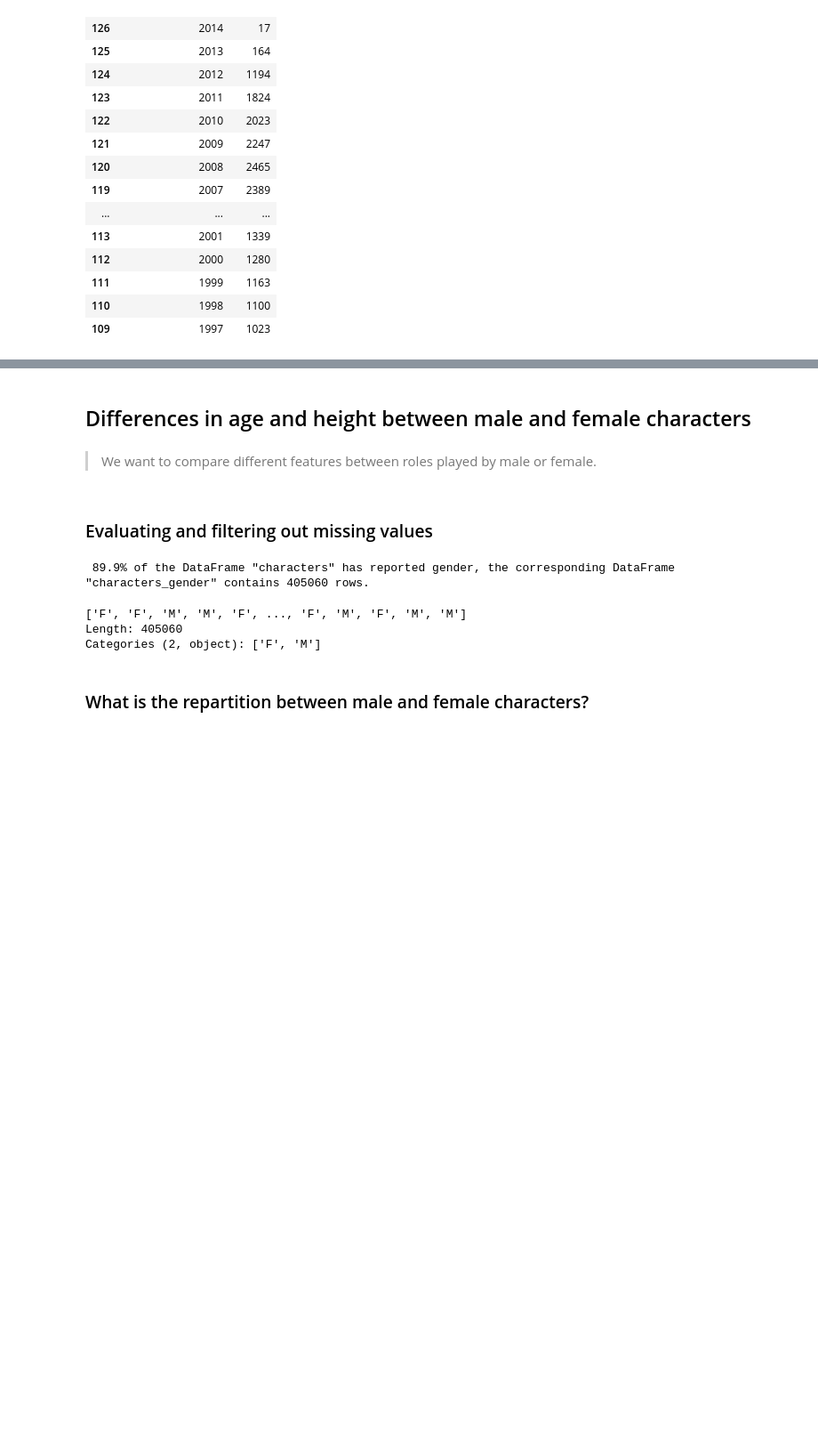
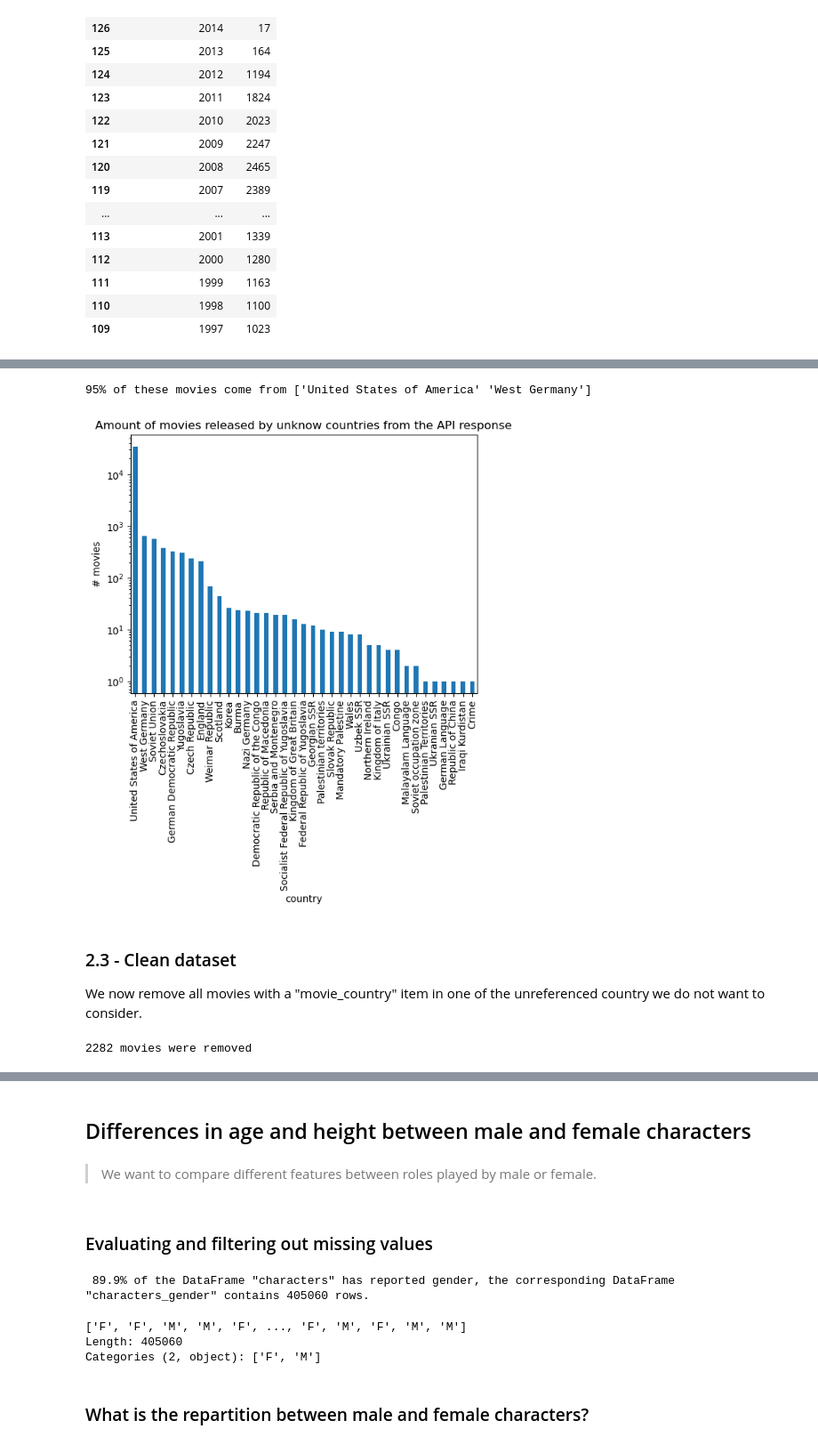
Before and after one commit to epfl-ada/ada-2022-project-armada, a Jupyter notebook: P2.ipynb, the cells around one changed output, grey strips where cells are left out. Shown at 89% size. Drawn from its saved outputs; the diff is of its cells as text; code cells hidden in the pictures; blank space fills up the shorter version.

```diff
--- a/P2.ipynb
+++ b/P2.ipynb
@@ -265,0 +289,19 @@ According to the following graph made with IMDB dataset, the behavior of the num
+# %%
+# Get region for each country
+
+region_lst = ["Africa", "Americas", "Asia", "Europe", "Oceania"]
+countries = {"country" : [],
+"region" : []}
+
+country_lst = [[], []]
+df_countries = pd.DataFrame(columns = ["country", "region"])
+
+for region in region_lst:
+    response = requests.get("https://restcountries.com/v3.1/region/" + region).json()
+
+    for elem in response:
+        countries["country"].append(elem.get("name").get("common"))
+        countries["region"].append(region)
+
+df_countries = pd.DataFrame.from_dict(countries)
+df_countries.head()
@@ -265,0 +346,57 @@ According to the following graph made with IMDB dataset, the behavior of the num
+# %%
+######################################
+# What are the unreferenced countries?
+######################################
+
+# Get all unique countries in our dataset
+all_movie_countries = movies["movie_countries"].explode(ignore_index = True)
+unique_movie_countries = all_movie_countries.unique()
+
+# Referenced unique countries
+referenced_countries = df_countries["country"].unique()
+
+# Unreferenced countries in the dataset
+unreferenced = [a for a in unique_movie_countries if a not in referenced_countries]
+
+###########################################################################
+# For each of these countries, how many movies did they produce/co-produce?
+###########################################################################
+
+df_unreferenced = all_movie_countries.groupby(all_movie_countries).size()
+df_unreferenced = df_unreferenced[df_unreferenced.index.isin(unreferenced)].sort_values(ascending = False)
+
+# Plot
+ax = df_unreferenced.plot.bar()
+ax.set_yscale("log")
+ax.set_xlabel("country")
+ax.set_ylabel("# movies")
+ax.set_title("Amount of movies released by unknow countries from the API response");
+
+# Get country names representing 95% of movie quantity
+percentile_95 = df_unreferenced.sum() * 0.95
+countries_to_keep = df_unreferenced[df_unreferenced.cumsum() <= percentile_95]
+
+print(f"95% of these movies come from {countries_to_keep.index.values}")
+
+# Add these countries to the API dataframe response
+countries_to_add = dict(zip(["country", "region"], [countries_to_keep.index.values.tolist(), ["Americas", "Europe"]]))
+countries_to_add = pd.DataFrame.from_dict(countries_to_add)
+df_countries = pd.concat([df_countries, countries_to_add], ignore_index=True)
+
+
+# Update the list of unreferenced countries
+for country in countries_to_keep.index.values.tolist():
+    unreferenced.pop(unreferenced.index(country))
+# %% [output]
+95% of these movies come from ['United States of America' 'West Germany']
+[figure, added]
+# %% [markdown]
+### 2.3 - Clean dataset
+
+We now remove all movies with a "movie_country" item in one of the unreferenced country we do not want to consider.
+# %%
+movie_count = len(movies)
+movies = movies[movies.movie_countries.apply(lambda x: not any(i in unreferenced for i in x))]
+print(f"{movie_count - len(movies)} movies were removed")
+# %% [output]
+2282 movies were removed
```
Also changed, not shown: parts of 31 cells of this notebook.
